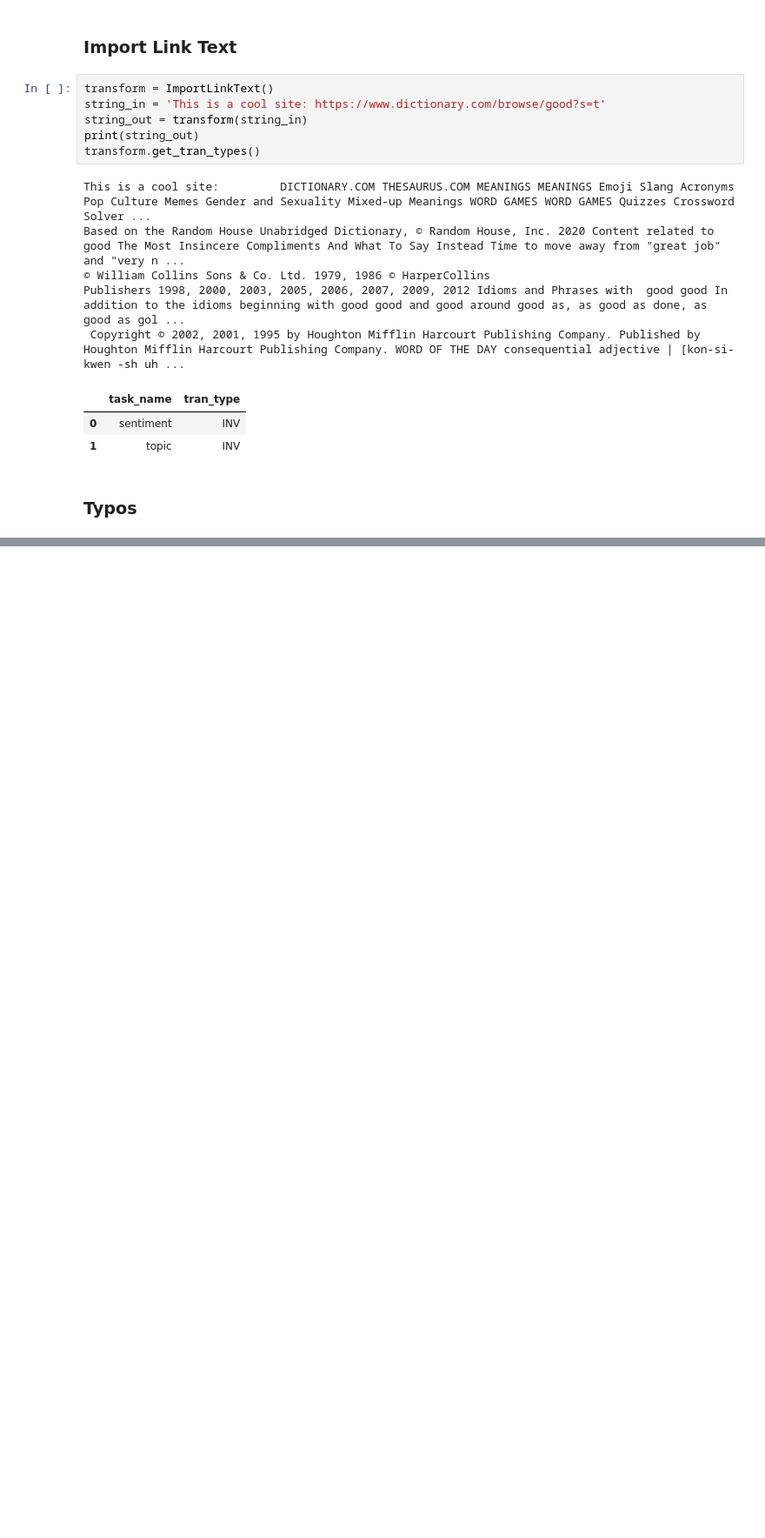
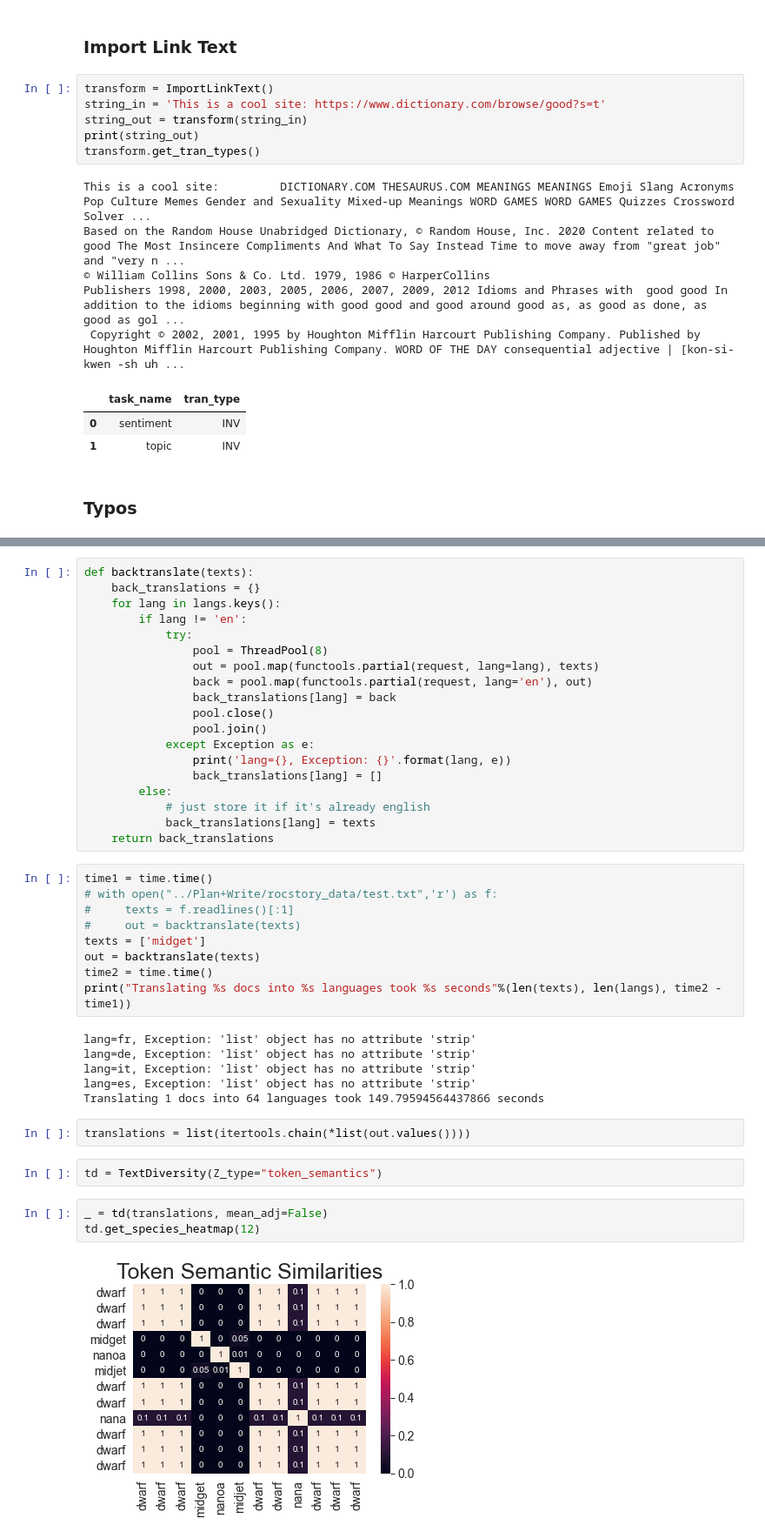
Before and after one commit to asakhala921/Sibyl_eval, a Jupyter notebook: tester.ipynb, the cells around one changed output, grey strips where cells are left out. Shown: that part at 87% size. Saved outputs shown, nothing was run; the diff lists cells and outputs as text; blank space fills up the shorter version.

Commit message:
updating diversity metrics

```diff
--- a/tester.ipynb
+++ b/tester.ipynb
@@ -338,0 +437,43 @@ Publishers 1998, 2000, 2003, 2005, 2006, 2007, 2009, 2012 Idioms and Phrases wit
+# %%
+def backtranslate(texts):
+    back_translations = {}
+    for lang in langs.keys():
+        if lang != 'en':
+            try:
+                pool = ThreadPool(8)
+                out = pool.map(functools.partial(request, lang=lang), texts)
+                back = pool.map(functools.partial(request, lang='en'), out)
+                back_translations[lang] = back
+                pool.close()
+                pool.join()
+            except Exception as e:
+                print('lang={}, Exception: {}'.format(lang, e))
+                back_translations[lang] = []
+        else:
+            # just store it if it's already english
+            back_translations[lang] = texts
+    return back_translations
+# %%
+time1 = time.time()
+# with open("../Plan+Write/rocstory_data/test.txt",'r') as f:
+#     texts = f.readlines()[:1]
+#     out = backtranslate(texts)
+texts = ['midget']
+out = backtranslate(texts)
+time2 = time.time()
+print("Translating %s docs into %s languages took %s seconds"%(len(texts), len(langs), time2 - time1))
+# %% [output]
+lang=fr, Exception: 'list' object has no attribute 'strip'
+lang=de, Exception: 'list' object has no attribute 'strip'
+lang=it, Exception: 'list' object has no attribute 'strip'
+lang=es, Exception: 'list' object has no attribute 'strip'
+Translating 1 docs into 64 languages took 149.79594564437866 seconds
+# %%
+translations = list(itertools.chain(*list(out.values())))
+# %%
+td = TextDiversity(Z_type="token_semantics")
+# %%
+_ = td(translations, mean_adj=False)
+td.get_species_heatmap(12)
+# %% [output]
+[figure, added]
```
Also changed, not shown: parts of 21 cells of this notebook, 1 other file.
